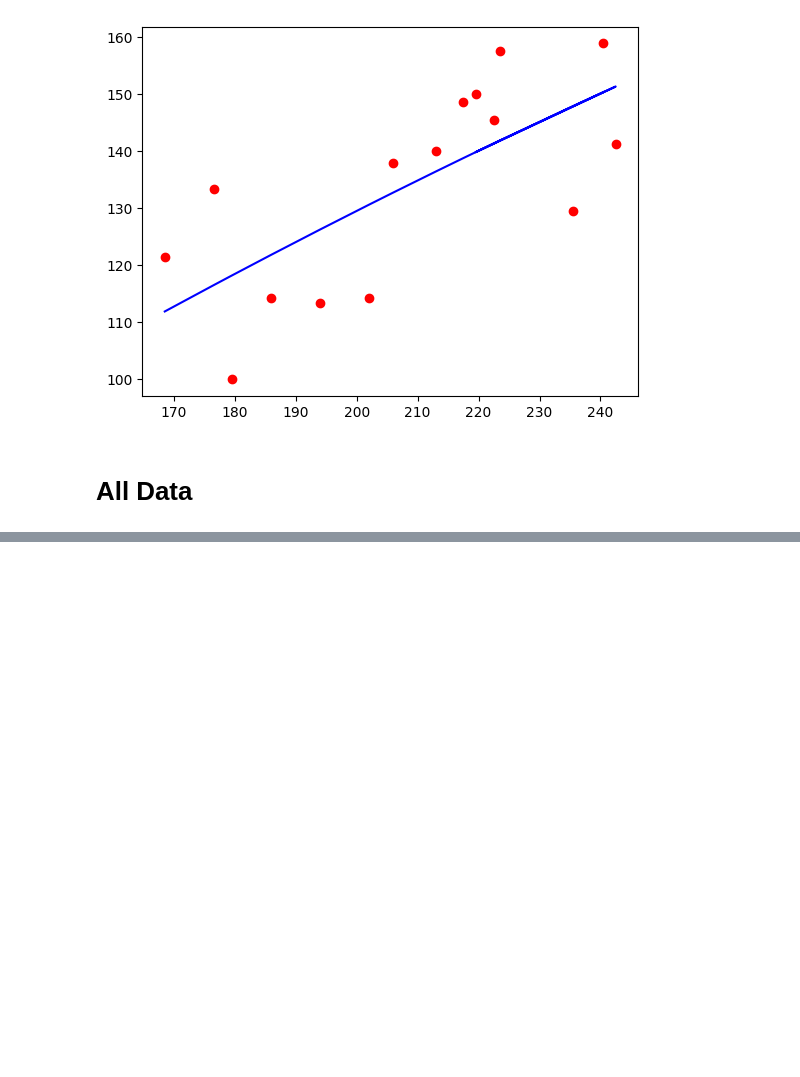
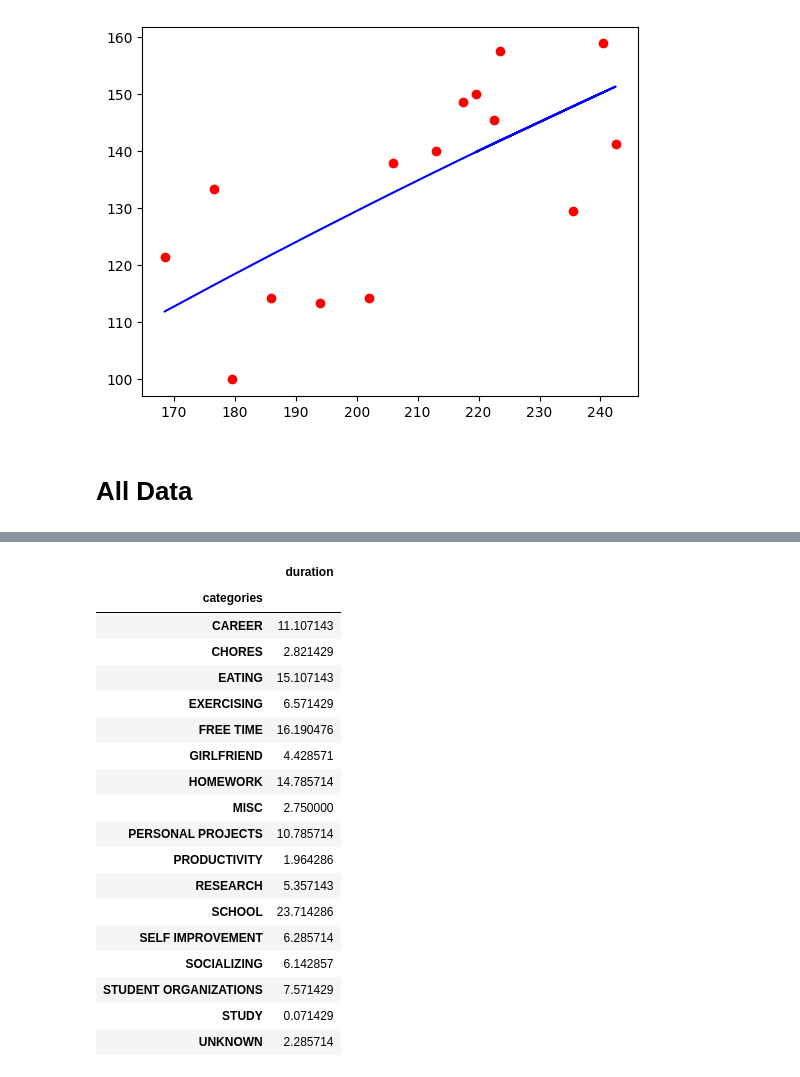
Before and after one commit to MattHandzel/HealthDataAnalysis, a Jupyter notebook: main.ipynb, the cells around one changed output, grey strips where cells are left out. Saved outputs shown, nothing was run; the diff lists cells and outputs as text; code cells hidden in the pictures; blank space fills up the shorter version.

```diff
--- a/main.ipynb
+++ b/main.ipynb
@@ -933,0 +1221,22 @@ array([-6.31939752e-04,  7.91864985e-01, -3.57912093e+00])
+# %%
+summation
+# %% [output]
+|  | duration |
+| categories |  |
+| CAREER | 11.107143 |
+| CHORES | 2.821429 |
+| EATING | 15.107143 |
+| EXERCISING | 6.571429 |
+| FREE TIME | 16.190476 |
+| GIRLFRIEND | 4.428571 |
+| HOMEWORK | 14.785714 |
+| MISC | 2.750000 |
+| PERSONAL PROJECTS | 10.785714 |
+| PRODUCTIVITY | 1.964286 |
+| RESEARCH | 5.357143 |
+| SCHOOL | 23.714286 |
+| SELF IMPROVEMENT | 6.285714 |
+| SOCIALIZING | 6.142857 |
+| STUDENT ORGANIZATIONS | 7.571429 |
+| STUDY | 0.071429 |
+| UNKNOWN | 2.285714 |
```
Also changed, not shown: parts of 9 cells of this notebook, 3 other files.
